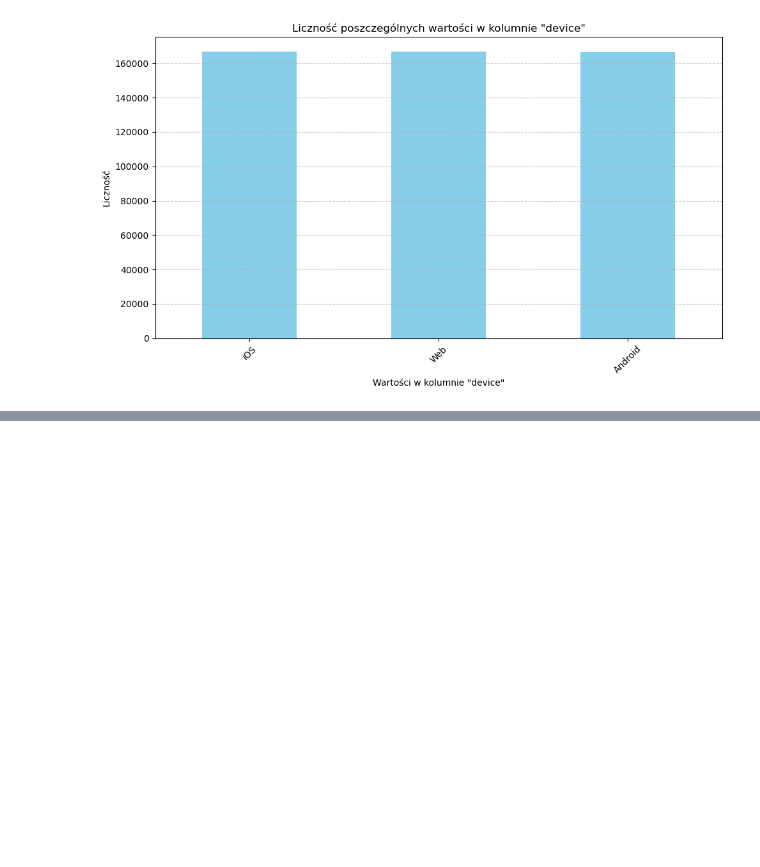
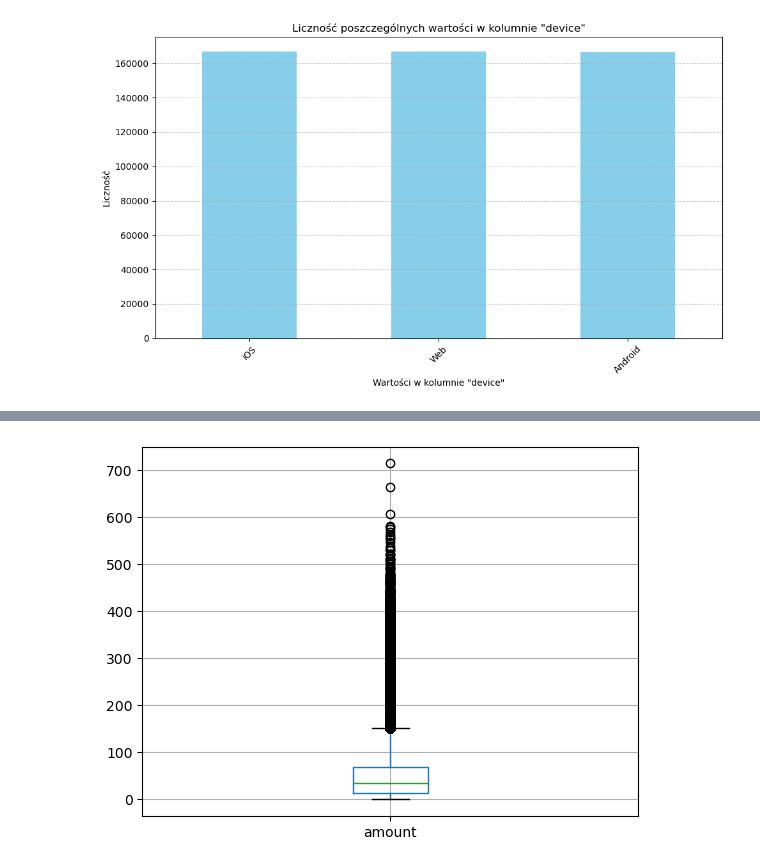
Before and after one commit to AleksanderWWW/gen-z4ikers, a Jupyter notebook: eda.ipynb, the cells around one changed output, grey strips where cells are left out. Cells and saved outputs as stored; diff of their text form; code cells hidden in the pictures; blank space fills up the shorter version.

```diff
--- a/eda.ipynb
+++ b/eda.ipynb
@@ -32,0 +48,5 @@ plt.show()
+# %%
+df.boxplot(column='amount')
+plt.show()
+# %% [output]
+[figure, added]
```
Also changed, not shown: parts of 11 cells of this notebook.
